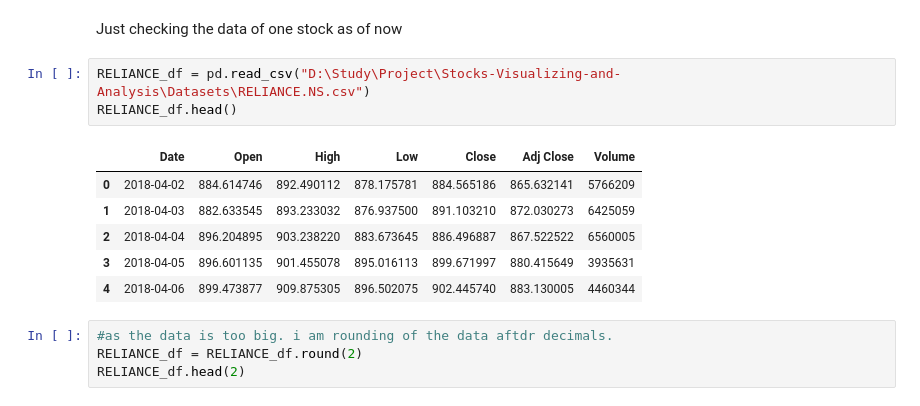
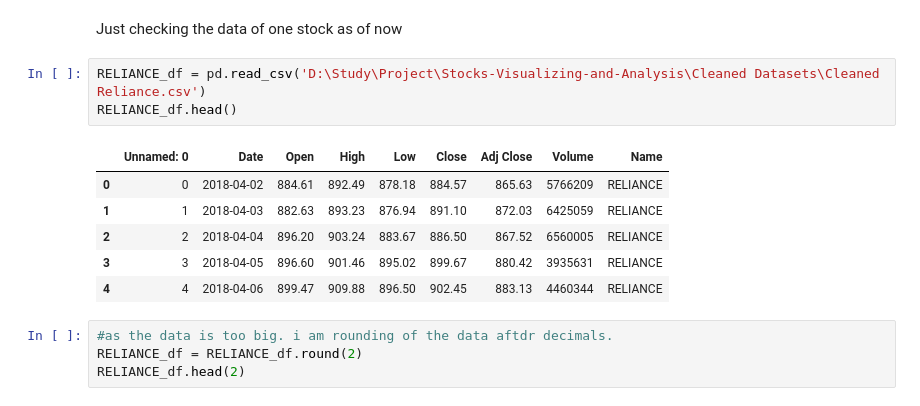
Before and after one commit to Harshit-0307/Stocks-Visualizing-and-Analysis, a Jupyter notebook: Code/stock_analysis_reliance.ipynb, the cells around one changed output. Drawn from its saved outputs; the diff is of its cells as text.

```diff
--- a/Code/stock_analysis_reliance.ipynb
+++ b/Code/stock_analysis_reliance.ipynb
@@ -11,15 +11,15 @@ import plotly.graph_objs as go
 # %% [markdown]
 Just checking the data of one stock as of now
 # %%
-RELIANCE_df = pd.read_csv("D:\Study\Project\Stocks-Visualizing-and-Analysis\Datasets\RELIANCE.NS.csv")
+RELIANCE_df = pd.read_csv('D:\Study\Project\Stocks-Visualizing-and-Analysis\Cleaned Datasets\Cleaned Reliance.csv')
 RELIANCE_df.head()
 # %% [output]
-|  | Date | Open | High | Low | Close | Adj Close | Volume |
-| 0 | 2018-04-02 | 884.614746 | 892.490112 | 878.175781 | 884.565186 | 865.632141 | 5766209 |
-| 1 | 2018-04-03 | 882.633545 | 893.233032 | 876.937500 | 891.103210 | 872.030273 | 6425059 |
-| 2 | 2018-04-04 | 896.204895 | 903.238220 | 883.673645 | 886.496887 | 867.522522 | 6560005 |
-| 3 | 2018-04-05 | 896.601135 | 901.455078 | 895.016113 | 899.671997 | 880.415649 | 3935631 |
-| 4 | 2018-04-06 | 899.473877 | 909.875305 | 896.502075 | 902.445740 | 883.130005 | 4460344 |
+|  | Unnamed: 0 | Date | Open | High | Low | Close | Adj Close | Volume | Name |
+| 0 | 0 | 2018-04-02 | 884.61 | 892.49 | 878.18 | 884.57 | 865.63 | 5766209 | RELIANCE |
+| 1 | 1 | 2018-04-03 | 882.63 | 893.23 | 876.94 | 891.10 | 872.03 | 6425059 | RELIANCE |
+| 2 | 2 | 2018-04-04 | 896.20 | 903.24 | 883.67 | 886.50 | 867.52 | 6560005 | RELIANCE |
+| 3 | 3 | 2018-04-05 | 896.60 | 901.46 | 895.02 | 899.67 | 880.42 | 3935631 | RELIANCE |
+| 4 | 4 | 2018-04-06 | 899.47 | 909.88 | 896.50 | 902.45 | 883.13 | 4460344 | RELIANCE |
 # %%
 #as the data is too big. i am rounding of the data aftdr decimals.
 RELIANCE_df = RELIANCE_df.round(2)
```
Also changed, not shown: parts of 4 cells of this notebook, 3 other files.
